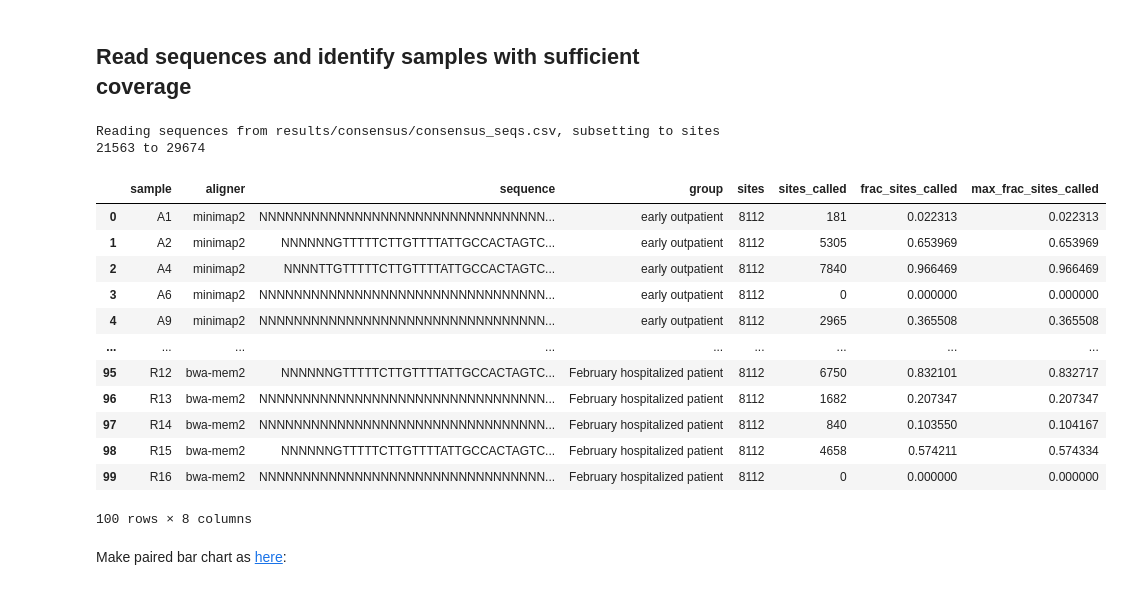
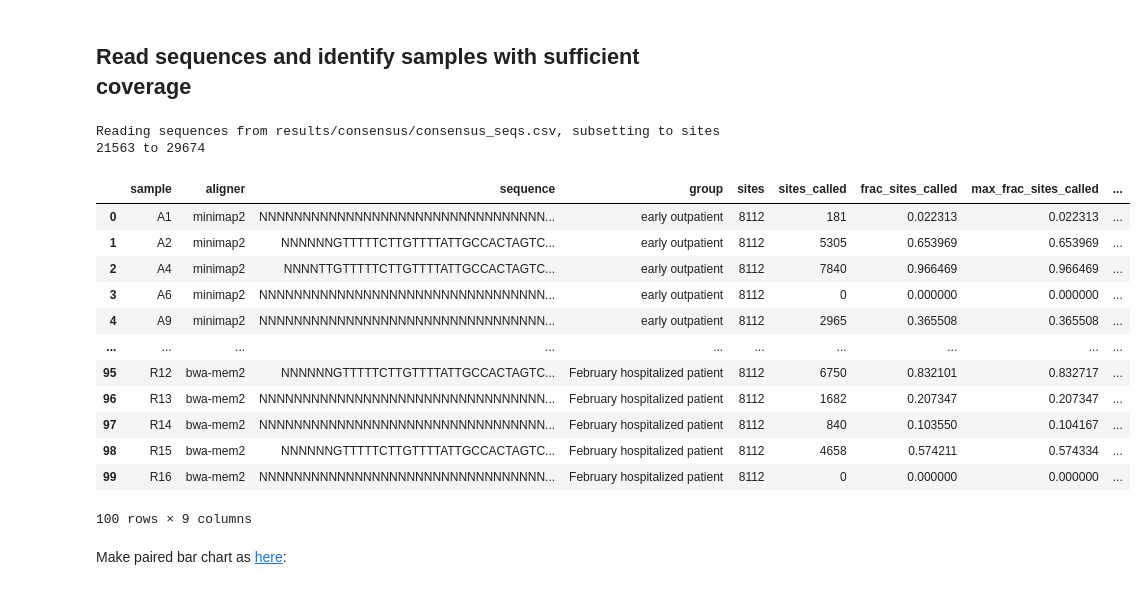
Before and after one commit to jbloom/SARS-CoV-2_PRJNA612766, a Jupyter notebook: notebooks/integrated_analysis.py.ipynb, the cells around one changed output. Saved outputs shown, nothing was run; the diff lists cells and outputs as text; code cells hidden in the pictures.

Commit message:
specify min frac coverage

```diff
--- a/notebooks/integrated_analysis.py.ipynb
+++ b/notebooks/integrated_analysis.py.ipynb
@@ -8,4 +8,6 @@ import sys; sys.path.extend(['/fh/fast/bloom_j/software/miniconda3/envs/SARS-CoV
 ######## snakemake preamble end #########
+
+snakemake.params.min_frac_coverage = 0.25
 # %% [markdown]
 ## Setup for analysis
 # %%
@@ -16,6 +18,7 @@ gisaid_muts_csv = snakemake.input.gisaid_muts
 seq_start = snakemake.params.region_of_interest_start
 seq_end = snakemake.params.region_of_interest_end
 patient_groups = snakemake.params.patient_groups
+min_frac_coverage = snakemake.params.min_frac_coverage
 # %% [markdown]
 Import Python modules:
 # %%
@@ -27,36 +30,37 @@ import pandas as pd
 # %%
 print(f"Reading sequences from {seqs_csv}, subsetting to sites {seq_start} to {seq_end}")
 
 seqs = (
     pd.read_csv(seqs_csv)
     .assign(group=lambda x: x['sample'].map(patient_groups),
             sequence=lambda x: x['sequence']
                                .str.slice(seq_start - 1, seq_end),
             sites=lambda x: x['sequence'].map(len),
             sites_called=lambda x: x['sites'] - x['sequence'].str.count('N'),
             frac_sites_called=lambda x: x['sites_called'] / x['sites'],
             max_frac_sites_called=lambda x: x.groupby('sample')
                                             ['frac_sites_called']
-                                            .transform('max')
+                                            .transform('max'),
+            adequate_coverage=lambda x: x['max_frac_sites_called'] >= min_frac_coverage,
             )
     )
 
 seqs
 # %% [output]
 Reading sequences from results/consensus/consensus_seqs.csv, subsetting to sites 21563 to 29674
-|  | sample | aligner | sequence | group | sites | sites_called | frac_sites_called | max_frac_sites_called |
-| 0 | A1 | minimap2 | NNNNNNNNNNNNNNNNNNNNNNNNNNNNNNNNN... | early outpatient | 8112 | 181 | 0.022313 | 0.022313 |
-| 1 | A2 | minimap2 | NNNNNNGTTTTTCTTGTTTTATTGCCACTAGTC... | early outpatient | 8112 | 5305 | 0.653969 | 0.653969 |
-| 2 | A4 | minimap2 | NNNNTTGTTTTTCTTGTTTTATTGCCACTAGTC... | early outpatient | 8112 | 7840 | 0.966469 | 0.966469 |
-| 3 | A6 | minimap2 | NNNNNNNNNNNNNNNNNNNNNNNNNNNNNNNNN... | early outpatient | 8112 | 0 | 0.000000 | 0.000000 |
-| 4 | A9 | minimap2 | NNNNNNNNNNNNNNNNNNNNNNNNNNNNNNNNN... | early outpatient | 8112 | 2965 | 0.365508 | 0.365508 |
-| ... | ... | ... | ... | ... | ... | ... | ... | ... |
-| 95 | R12 | bwa-mem2 | NNNNNNGTTTTTCTTGTTTTATTGCCACTAGTC... | February hospitalized patient | 8112 | 6750 | 0.832101 | 0.832717 |
-| 96 | R13 | bwa-mem2 | NNNNNNNNNNNNNNNNNNNNNNNNNNNNNNNNN... | February hospitalized patient | 8112 | 1682 | 0.207347 | 0.207347 |
-| 97 | R14 | bwa-mem2 | NNNNNNNNNNNNNNNNNNNNNNNNNNNNNNNNN... | February hospitalized patient | 8112 | 840 | 0.103550 | 0.104167 |
-| 98 | R15 | bwa-mem2 | NNNNNNGTTTTTCTTGTTTTATTGCCACTAGTC... | February hospitalized patient | 8112 | 4658 | 0.574211 | 0.574334 |
-| 99 | R16 | bwa-mem2 | NNNNNNNNNNNNNNNNNNNNNNNNNNNNNNNNN... | February hospitalized patient | 8112 | 0 | 0.000000 | 0.000000 |
+|  | sample | aligner | sequence | group | sites | sites_called | frac_sites_called | max_frac_sites_called | ... |
+| 0 | A1 | minimap2 | NNNNNNNNNNNNNNNNNNNNNNNNNNNNNNNNN... | early outpatient | 8112 | 181 | 0.022313 | 0.022313 | ... |
+| 1 | A2 | minimap2 | NNNNNNGTTTTTCTTGTTTTATTGCCACTAGTC... | early outpatient | 8112 | 5305 | 0.653969 | 0.653969 | ... |
+| 2 | A4 | minimap2 | NNNNTTGTTTTTCTTGTTTTATTGCCACTAGTC... | early outpatient | 8112 | 7840 | 0.966469 | 0.966469 | ... |
+| 3 | A6 | minimap2 | NNNNNNNNNNNNNNNNNNNNNNNNNNNNNNNNN... | early outpatient | 8112 | 0 | 0.000000 | 0.000000 | ... |
+| 4 | A9 | minimap2 | NNNNNNNNNNNNNNNNNNNNNNNNNNNNNNNNN... | early outpatient | 8112 | 2965 | 0.365508 | 0.365508 | ... |
+| ... | ... | ... | ... | ... | ... | ... | ... | ... | ... |
+| 95 | R12 | bwa-mem2 | NNNNNNGTTTTTCTTGTTTTATTGCCACTAGTC... | February hospitalized patient | 8112 | 6750 | 0.832101 | 0.832717 | ... |
+| 96 | R13 | bwa-mem2 | NNNNNNNNNNNNNNNNNNNNNNNNNNNNNNNNN... | February hospitalized patient | 8112 | 1682 | 0.207347 | 0.207347 | ... |
+| 97 | R14 | bwa-mem2 | NNNNNNNNNNNNNNNNNNNNNNNNNNNNNNNNN... | February hospitalized patient | 8112 | 840 | 0.103550 | 0.104167 | ... |
+| 98 | R15 | bwa-mem2 | NNNNNNGTTTTTCTTGTTTTATTGCCACTAGTC... | February hospitalized patient | 8112 | 4658 | 0.574211 | 0.574334 | ... |
+| 99 | R16 | bwa-mem2 | NNNNNNNNNNNNNNNNNNNNNNNNNNNNNNNNN... | February hospitalized patient | 8112 | 0 | 0.000000 | 0.000000 | ... |
-100 rows × 8 columns
+100 rows × 9 columns
 # %% [markdown]
 Make paired bar chart as [here](https://stackoverflow.com/questions/43797379/how-to-create-a-grouped-bar-chart-in-altair):
 # %%
```
Also changed, not shown: parts of 1 cell of this notebook, 2 other files.
